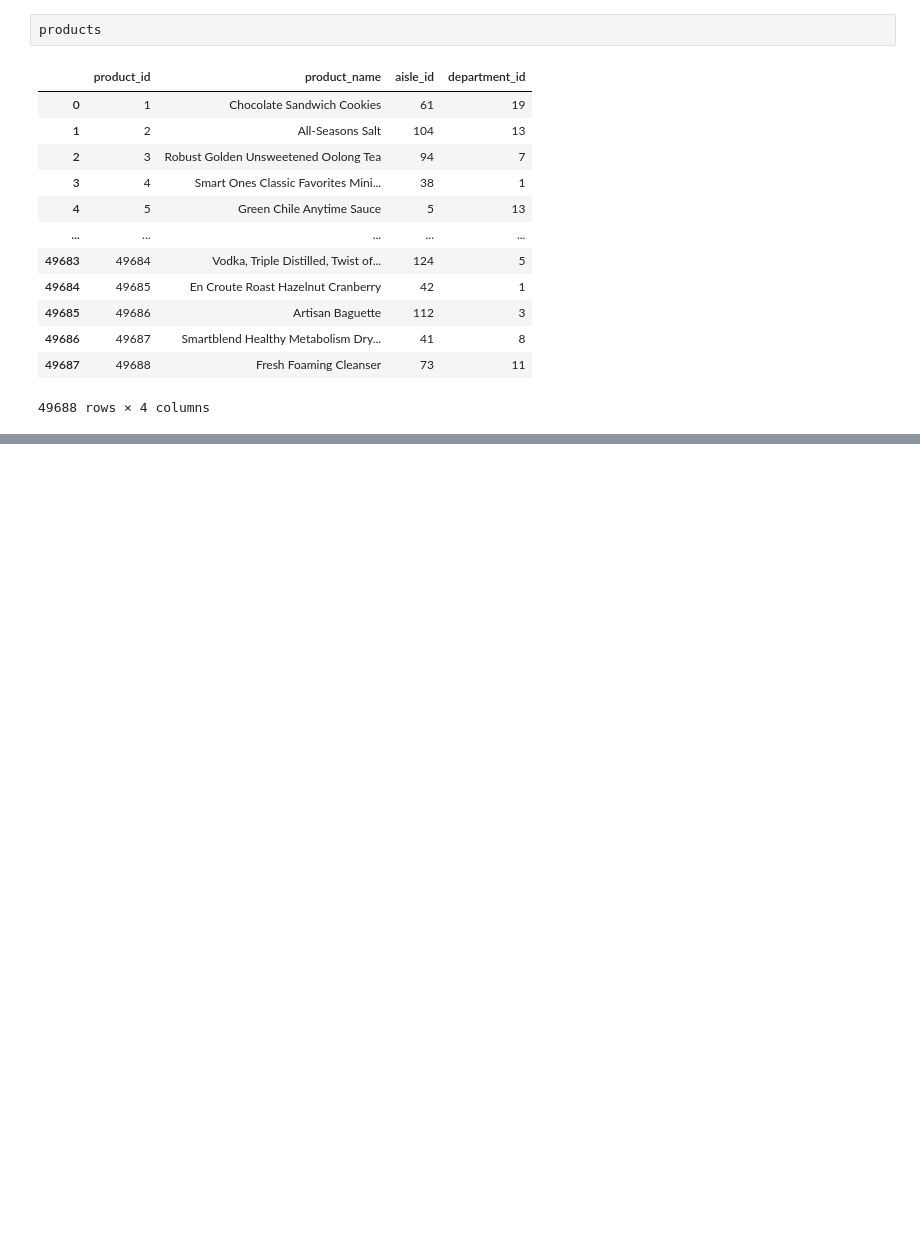
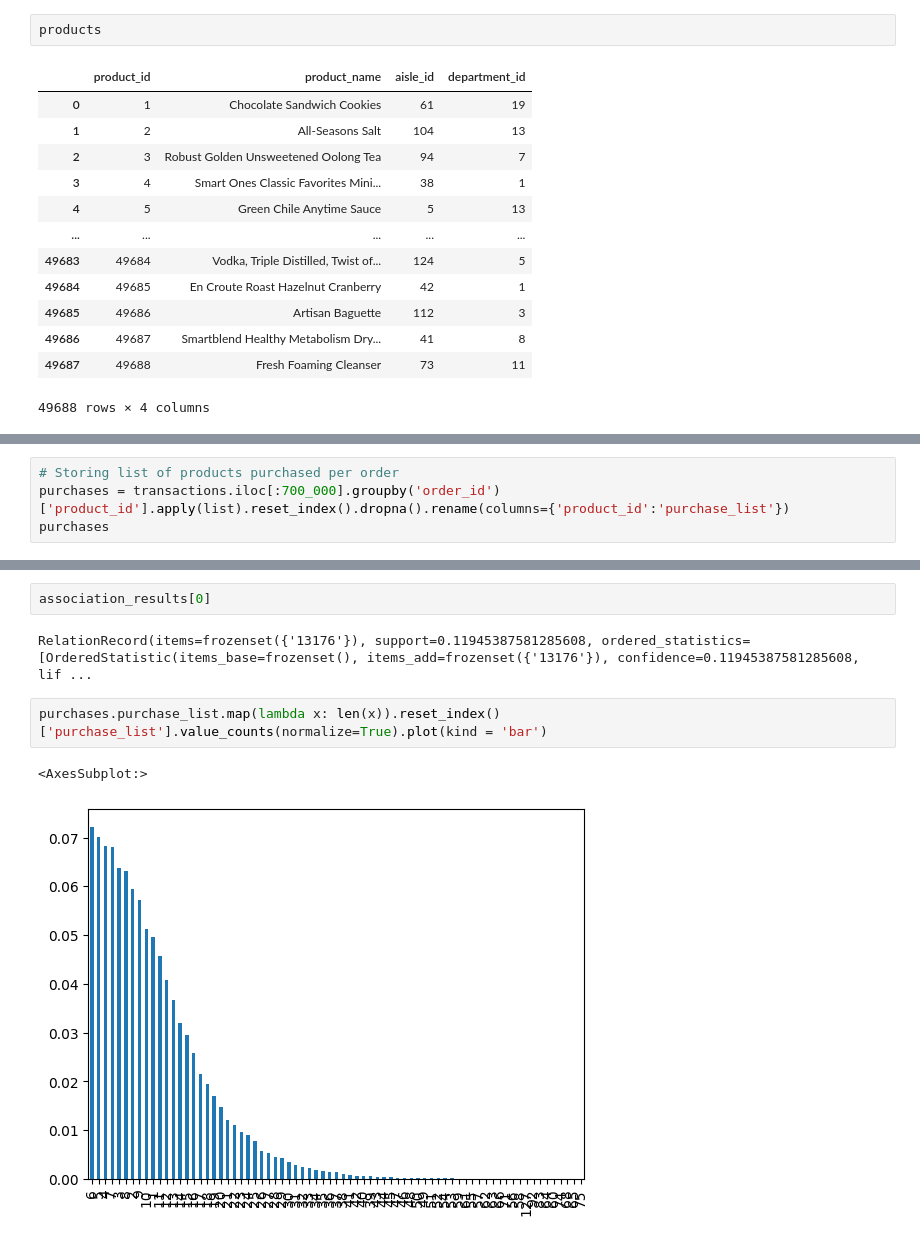
Before and after one commit to kwonowk/market-basket-analysis, a Jupyter notebook: instacart_analysis.ipynb, the cells around one changed output, grey strips where cells are left out. Saved outputs shown, nothing was run; the diff lists cells and outputs as text; blank space fills up the shorter version.

```diff
--- a/instacart_analysis.ipynb
+++ b/instacart_analysis.ipynb
@@ -298,0 +335,4 @@ transactions.head()
+# %%
+# Storing list of products purchased per order
+purchases = transactions.iloc[:700_000].groupby('order_id')['product_id'].apply(list).reset_index().dropna().rename(columns={'product_id':'purchase_list'})
+purchases
@@ -298,0 +396,9 @@ transactions.head()
+# %%
+association_results[0]
+# %% [output]
+RelationRecord(items=frozenset({'13176'}), support=0.11945387581285608, ordered_statistics=[OrderedStatistic(items_base=frozenset(), items_add=frozenset({'13176'}), confidence=0.11945387581285608, lif ...
+# %%
+purchases.purchase_list.map(lambda x: len(x)).reset_index()['purchase_list'].value_counts(normalize=True).plot(kind = 'bar')
+# %% [output]
+<AxesSubplot:>
+[figure, added]
```
Also changed, not shown: parts of 9 cells of this notebook.
